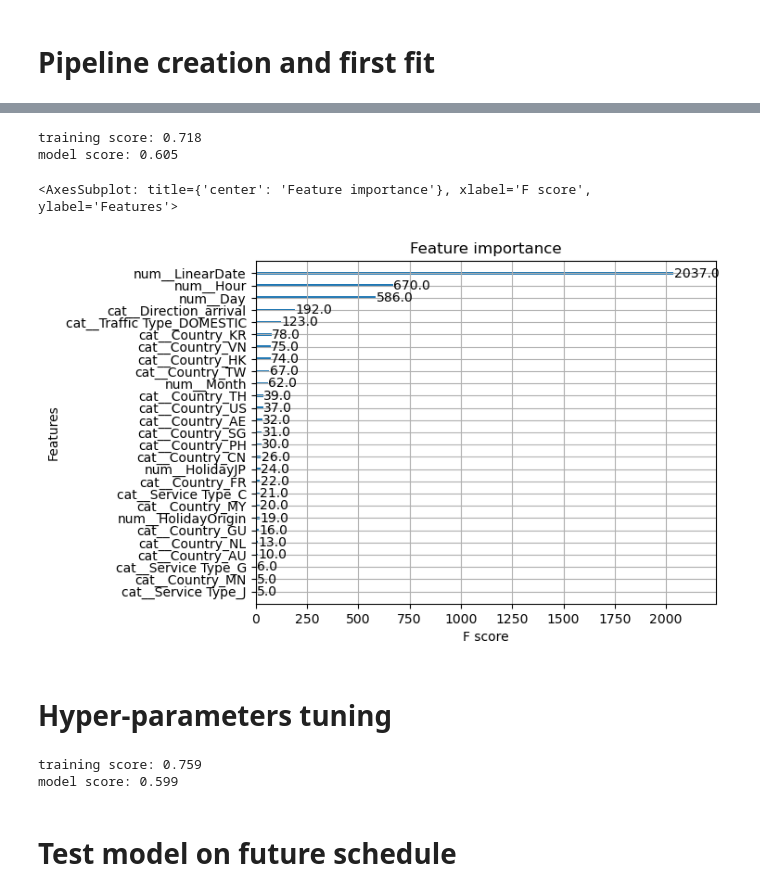
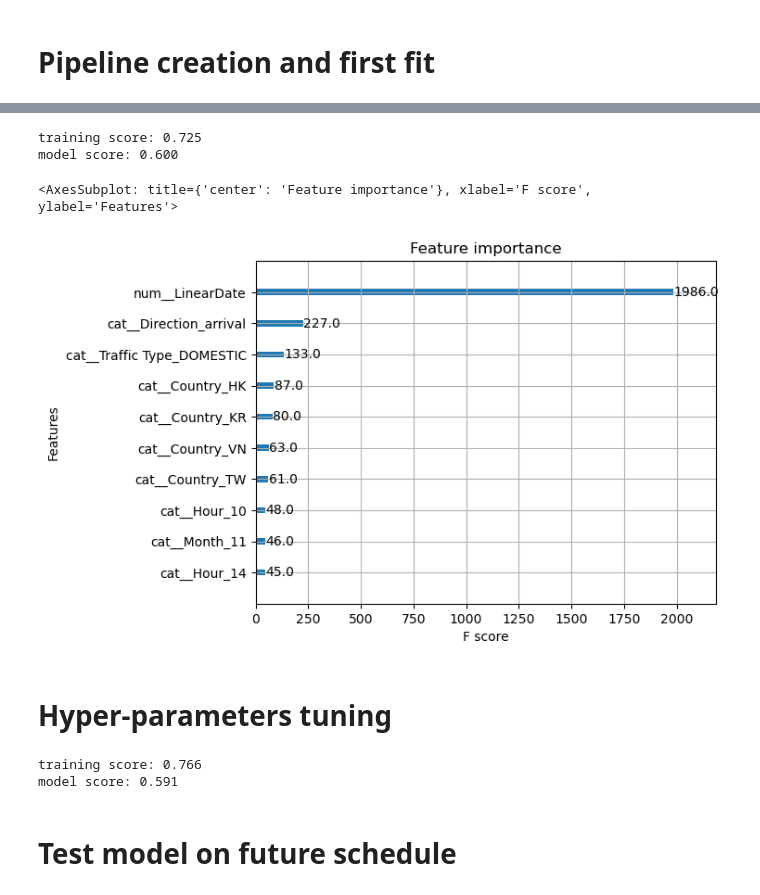
Before and after one commit to AntoineGlacet/forecasting, a Jupyter notebook: XGboost.ipynb, the cells around one changed output, grey strips where cells are left out. Cells and saved outputs as stored; diff of their text form; code cells hidden in the pictures.

```diff
--- a/XGboost.ipynb
+++ b/XGboost.ipynb
@@ -60,7 +74,7 @@ data_planned["[Arr] SIBT"] = pd.to_datetime(
 # %%
 def data_cleaning(data_actual, training: bool = True):
     # generate proper format
-    mask = data_actual["[Dep] Callsign"].notna()
+    mask = data_actual["[Dep] Flight Designator"].notna()
     data_dep = pd.DataFrame.from_dict(
         {
             "L Board Pax": pd.to_numeric(
@@ -72,9 +86,9 @@ def data_cleaning(data_actual, training: bool = True):
             "Datetime": pd.to_datetime(data_actual[mask]["[Dep] SOBT"]).to_list(),
             "Service Type": data_actual[mask]["[Dep] Service Type"].to_list(),
             "Traffic Type": data_actual[mask]["[Dep] Traffic Type"].to_list(),
-            "UniqueID": data_actual[mask]["[Dep] Callsign"]
+            "UniqueID": data_actual[mask]["[Dep] SOBT"].astype("str")
             + " "
-            + data_actual[mask]["[Dep] SOBT"].astype("str"),
+            + data_actual[mask]["[Dep] Flight Designator"],
             # "Capacity": pd.to_numeric(
             #     data_actual[mask]["[Dep] Capacity"], errors="coerce"
             # ).to_list(),
@@ -82,7 +96,7 @@ def data_cleaning(data_actual, training: bool = True):
     )
     data_dep["Direction"] = "departure"
 
-    mask = data_actual["[Arr] Callsign"].notna()
+    mask = data_actual["[Arr] Flight Designator"].notna()
     data_arr = pd.DataFrame.from_dict(
         {
             "L Board Pax": pd.to_numeric(
@@ -94,9 +108,9 @@ def data_cleaning(data_actual, training: bool = True):
             "Datetime": pd.to_datetime(data_actual[mask]["[Arr] SIBT"]).to_list(),
             "Service Type": data_actual[mask]["[Arr] Service Type"].to_list(),
             "Traffic Type": data_actual[mask]["[Arr] Traffic Type"].to_list(),
-            "UniqueID": data_actual[mask]["[Arr] Callsign"]
+            "UniqueID": data_actual[mask]["[Arr] SIBT"].astype("str")
             + " "
-            + data_actual[mask]["[Arr] SIBT"].astype("str"),
+            + data_actual[mask]["[Arr] Flight Designator"],
             # "Capacity": pd.to_numeric(
             #     data_actual[mask]["[Arr] Capacity"], errors="coerce"
             # ).to_list(),
@@ -206,6 +220,10 @@ def data_cleaning(data_actual, training: bool = True):
     data["Direction"] = data["Direction"].astype("category")
     data["Country"] = data["Country"].astype("category")
 
+    data["Month"] = data["Month"].astype("category")
+    data["Day"] = data["Day"].astype("category")
+    data["Hour"] = data["Hour"].astype("category")
+
     return data
 # %% [markdown]
 # Pipeline creation and first fit
@@ -222,6 +240,5 @@ preprocessor = ColumnTransformer(
     ]
 )
 model = XGBRegressor()
-regressor = Pipeline(
-    steps=[("preprocessor", preprocessor), ("regressor", XGBRegressor())]
-)
+# model = LGBMRegressor()
+regressor = Pipeline(steps=[("preprocessor", preprocessor), ("regressor", model)])
@@ -241,5 +254,5 @@ regressor.fit(X_train, y_train)
 print("training score: %.3f" % regressor.score(X_train, y_train))
 print("model score: %.3f" % regressor.score(X_test, y_test))
 # %% [output]
-training score: 0.718
-model score: 0.605
+training score: 0.725
+model score: 0.600
@@ -246,11 +265,11 @@ model score: 0.605
 # %%
 regressor["regressor"].get_booster().feature_names = list(
     regressor["preprocessor"].get_feature_names_out()
 )
-xgb.plot_importance(regressor["regressor"], ax=plt.gca())
+xgb.plot_importance(regressor["regressor"], ax=plt.gca(), max_num_features=10)
 # %% [output]
 <AxesSubplot: title={'center': 'Feature importance'}, xlabel='F score', ylabel='Features'>
-[figure, old version]
+[figure, new version]
 # %% [markdown]
 # Hyper-parameters tuning
 # %%
@@ -277,8 +296,8 @@ regressor.fit(X_train, y_train)
 print("training score: %.3f" % regressor.score(X_train, y_train))
 print("model score: %.3f" % regressor.score(X_test, y_test))
 # %% [output]
-training score: 0.759
-model score: 0.599
+training score: 0.766
+model score: 0.591
 # %% [markdown]
 # Test model on future schedule
 # %%
```
Also changed, not shown: parts of 8 cells of this notebook, 1 other file.
